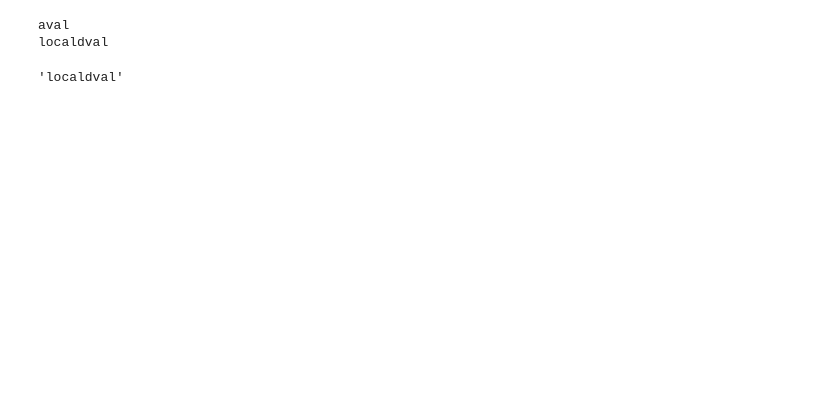
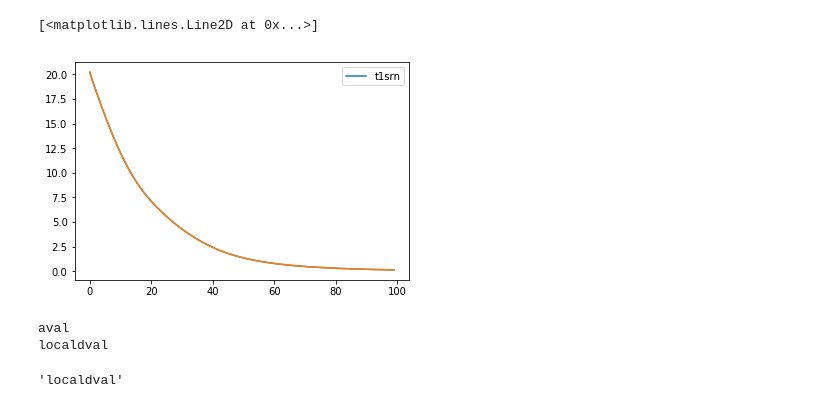
Before and after one commit to Windber/RNNRE, a Jupyter notebook: code/stackrnn/sdata/Untitled.ipynb, the cells around one changed output. Drawn from its saved outputs; the diff is of its cells as text; code cells hidden in the pictures; blank space fills up the shorter version.

```diff
--- a/code/stackrnn/sdata/Untitled.ipynb
+++ b/code/stackrnn/sdata/Untitled.ipynb
@@ -13,3 +28,10 @@ def c(f):
+# %%
+plt.plot(p)
+plt.legend([title])
+plt.plot(p)
+# %% [output]
+[<matplotlib.lines.Line2D at 0x...>]
+[figure, added]
 # %%
 c(a())
 # %% [output]
```
Also changed, not shown: parts of 6 cells of this notebook, 3 other files.
